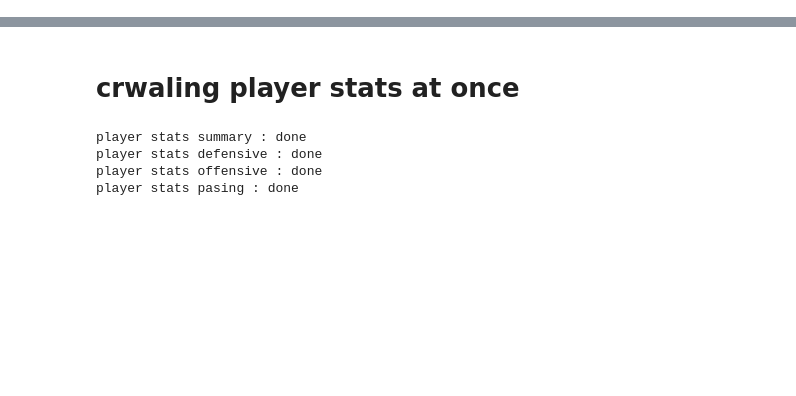
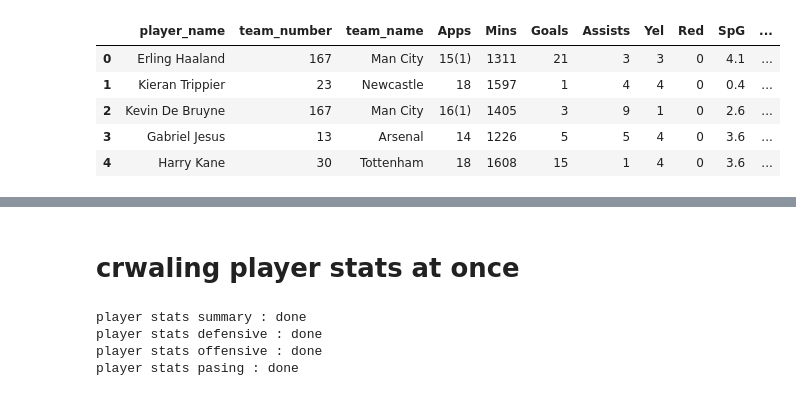
Before and after one commit to jmlee8939/whoscored_crawling, a Jupyter notebook: seasonal player data.ipynb, the cells around one changed output, grey strips where cells are left out. Drawn from its saved outputs; the diff is of its cells as text; code cells hidden in the pictures; blank space fills up the shorter version.

```diff
--- a/seasonal player data.ipynb
+++ b/seasonal player data.ipynb
@@ -583,0 +227,11 @@ PL_player_1920.head()
+# %%
+PL_player_statistics_2223 = crawling_player_statistics(URL)
+# %%
+PL_player_statistics_2223.head()
+# %% [output]
+|  | player_name | team_number | team_name | Apps | Mins | Goals | Assists | Yel | Red | SpG | ... |
+| 0 | Erling Haaland | 167 | Man City | 15(1) | 1311 | 21 | 3 | 3 | 0 | 4.1 | ... |
+| 1 | Kieran Trippier | 23 | Newcastle | 18 | 1597 | 1 | 4 | 4 | 0 | 0.4 | ... |
+| 2 | Kevin De Bruyne | 167 | Man City | 16(1) | 1405 | 3 | 9 | 1 | 0 | 2.6 | ... |
+| 3 | Gabriel Jesus | 13 | Arsenal | 14 | 1226 | 5 | 5 | 4 | 0 | 3.6 | ... |
+| 4 | Harry Kane | 30 | Tottenham | 18 | 1608 | 15 | 1 | 4 | 0 | 3.6 | ... |
```
Also changed, not shown: parts of 62 cells of this notebook, 4 other files.
